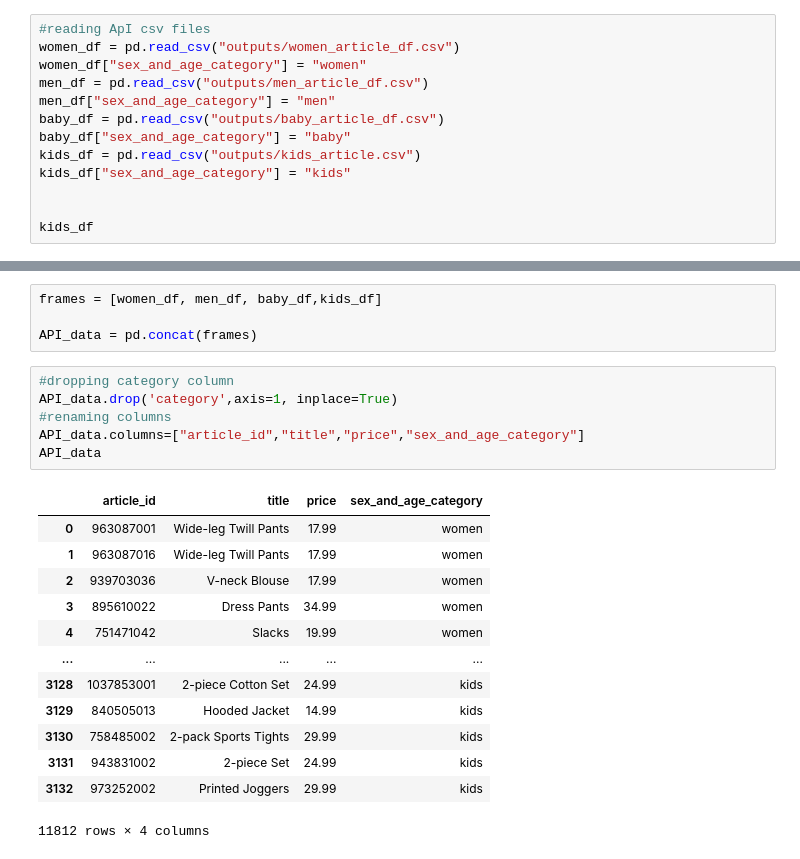
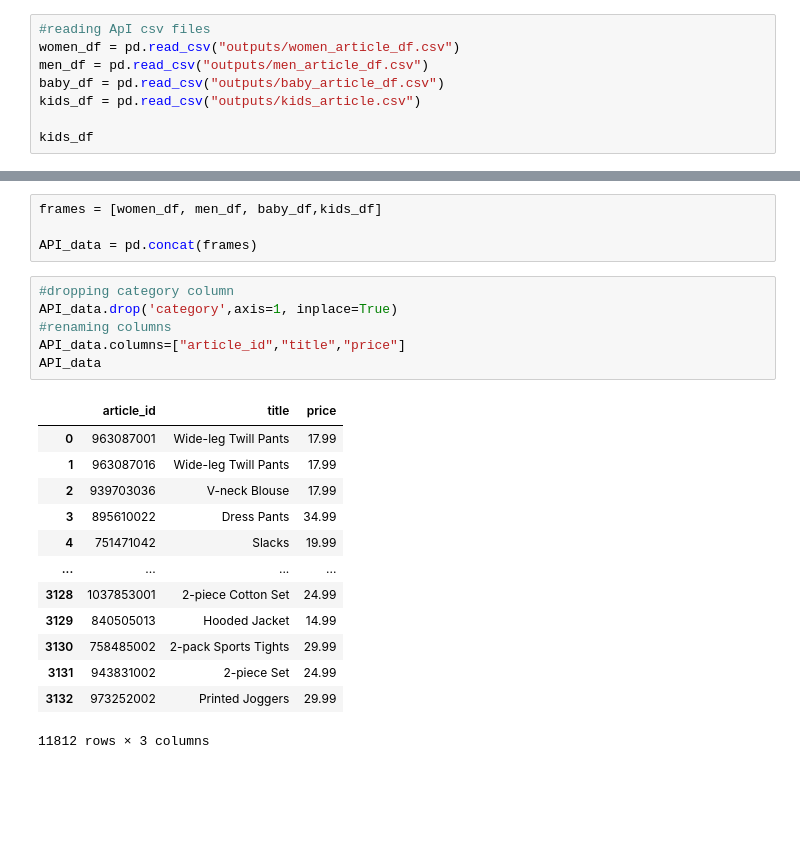
Before and after one commit to CarlaLorenteAnon/project-2, a Jupyter notebook: main.ipynb, the cells around one changed output, grey strips where cells are left out. Drawn from its saved outputs; the diff is of its cells as text; blank space fills up the shorter version.

```diff
--- a/main.ipynb
+++ b/main.ipynb
@@ -326,14 +276,9 @@ transactions_article_df=pd.merge(transactions_df,article_df,on="article_id",how=
 # %%
 #reading ApI csv files
 women_df = pd.read_csv("outputs/women_article_df.csv")
-women_df["sex_and_age_category"] = "women"
 men_df = pd.read_csv("outputs/men_article_df.csv")
-men_df["sex_and_age_category"] = "men"
 baby_df = pd.read_csv("outputs/baby_article_df.csv")
-baby_df["sex_and_age_category"] = "baby"
 kids_df = pd.read_csv("outputs/kids_article.csv")
-kids_df["sex_and_age_category"] = "kids"
-
 
 kids_df
 # %% [output]
@@ -357,20 +302,20 @@ API_data = pd.concat(frames)
 # %%
 #dropping category column
 API_data.drop('category',axis=1, inplace=True)
 #renaming columns
-API_data.columns=["article_id","title","price","sex_and_age_category"]
+API_data.columns=["article_id","title","price"]
 API_data
 # %% [output]
-|  | article_id | title | price | sex_and_age_category |
-| 0 | 963087001 | Wide-leg Twill Pants | 17.99 | women |
-| 1 | 963087016 | Wide-leg Twill Pants | 17.99 | women |
-| 2 | 939703036 | V-neck Blouse | 17.99 | women |
-| 3 | 895610022 | Dress Pants | 34.99 | women |
-| 4 | 751471042 | Slacks | 19.99 | women |
-| ... | ... | ... | ... | ... |
-| 3128 | 1037853001 | 2-piece Cotton Set | 24.99 | kids |
-| 3129 | 840505013 | Hooded Jacket | 14.99 | kids |
-| 3130 | 758485002 | 2-pack Sports Tights | 29.99 | kids |
-| 3131 | 943831002 | 2-piece Set | 24.99 | kids |
-| 3132 | 973252002 | Printed Joggers | 29.99 | kids |
+|  | article_id | title | price |
+| 0 | 963087001 | Wide-leg Twill Pants | 17.99 |
+| 1 | 963087016 | Wide-leg Twill Pants | 17.99 |
+| 2 | 939703036 | V-neck Blouse | 17.99 |
+| 3 | 895610022 | Dress Pants | 34.99 |
+| 4 | 751471042 | Slacks | 19.99 |
+| ... | ... | ... | ... |
+| 3128 | 1037853001 | 2-piece Cotton Set | 24.99 |
+| 3129 | 840505013 | Hooded Jacket | 14.99 |
+| 3130 | 758485002 | 2-pack Sports Tights | 29.99 |
+| 3131 | 943831002 | 2-piece Set | 24.99 |
+| 3132 | 973252002 | Printed Joggers | 29.99 |
-11812 rows × 4 columns
+11812 rows × 3 columns
```
Also changed, not shown: parts of 58 cells of this notebook.
